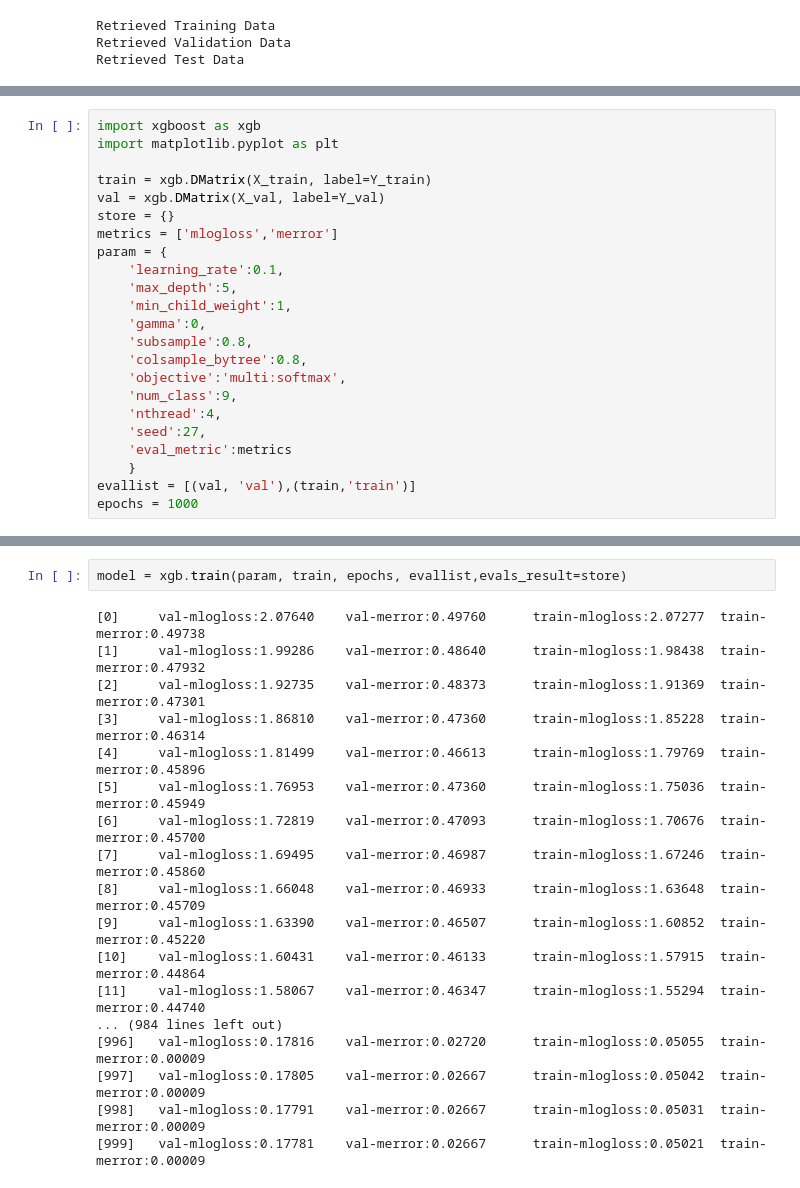
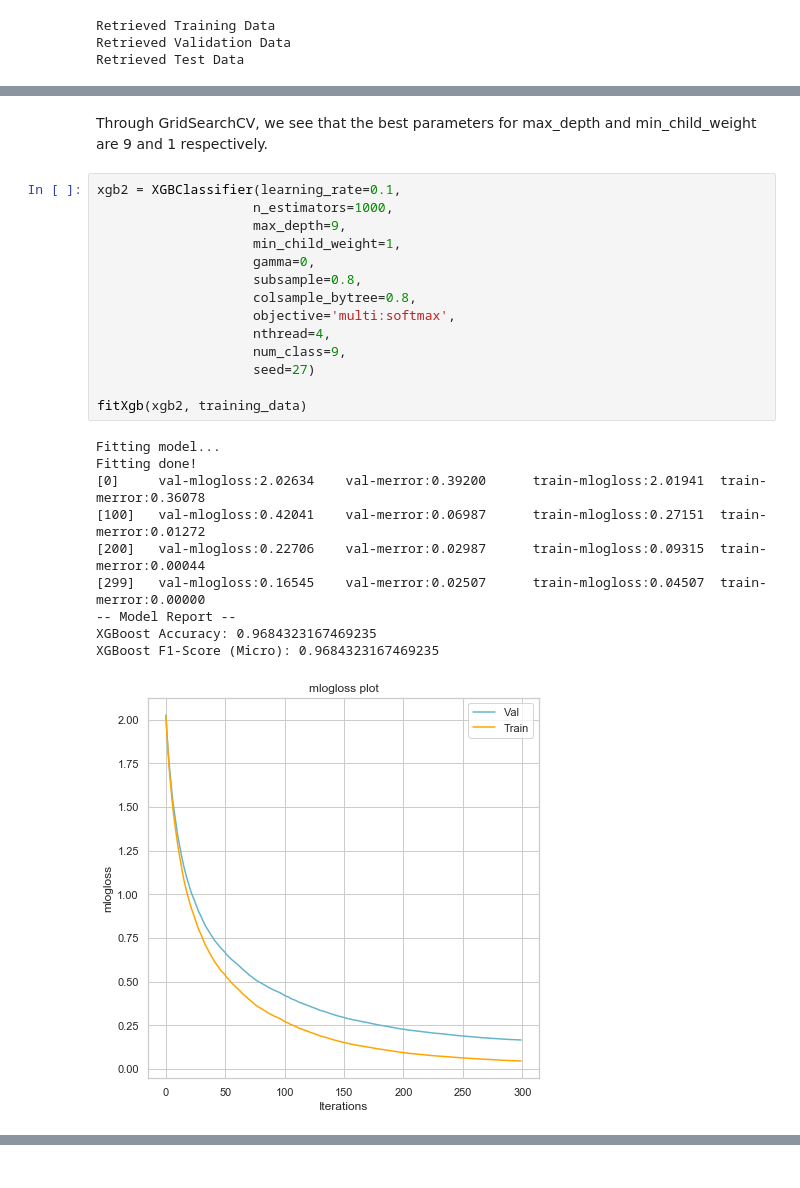
Before and after one commit to ernestng11/touchpoint-prediction, a Jupyter notebook: model-building.ipynb, the cells around one changed output, grey strips where cells are left out. Drawn from its saved outputs; the diff is of its cells as text.

```diff
--- a/model-building.ipynb
+++ b/model-building.ipynb
@@ -344,23 +425,27 @@ print(f1_score(xgb1.predict(X_test),Y_test,average='micro'))
+# %% [markdown]
+Through GridSearchCV, we see that the best parameters for max_depth and min_child_weight are 9 and 1 respectively.
 # %%
-import xgboost as xgb
-import matplotlib.pyplot as plt
+xgb2 = XGBClassifier(learning_rate=0.1,
+                    n_estimators=1000,
+                    max_depth=9,
+                    min_child_weight=1,
+                    gamma=0,
+                    subsample=0.8,
+                    colsample_bytree=0.8,
+                    objective='multi:softmax',
+                    nthread=4,
+                    num_class=9,
+                    seed=27)
 
-train = xgb.DMatrix(X_train, label=Y_train)
-val = xgb.DMatrix(X_val, label=Y_val)
-store = {}
-metrics = ['mlogloss','merror']
-param = {
-    'learning_rate':0.1,
-    'max_depth':5,
-    'min_child_weight':1,
-    'gamma':0,
-    'subsample':0.8,
-    'colsample_bytree':0.8,
-    'objective':'multi:softmax',
-    'num_class':9,
-    'nthread':4,
-    'seed':27,
-    'eval_metric':metrics
-    }
-evallist = [(val, 'val'),(train,'train')]
-epochs = 1000
+fitXgb(xgb2, training_data)
+# %% [output]
+Fitting model...
+Fitting done!
+[0]     val-mlogloss:2.02634    val-merror:0.39200      train-mlogloss:2.01941  train-merror:0.36078
+[100]   val-mlogloss:0.42041    val-merror:0.06987      train-mlogloss:0.27151  train-merror:0.01272
+[200]   val-mlogloss:0.22706    val-merror:0.02987      train-mlogloss:0.09315  train-merror:0.00044
+[299]   val-mlogloss:0.16545    val-merror:0.02507      train-mlogloss:0.04507  train-merror:0.00000
+-- Model Report --
+XGBoost Accuracy: 0.9684323167469235
+XGBoost F1-Score (Micro): 0.9684323167469235
+[figure, added]
@@ -367,20 +453,0 @@ epochs = 1000
-# %%
-model = xgb.train(param, train, epochs, evallist,evals_result=store)
-# %% [output]
-[0]     val-mlogloss:2.07640    val-merror:0.49760      train-mlogloss:2.07277  train-merror:0.49738
-[1]     val-mlogloss:1.99286    val-merror:0.48640      train-mlogloss:1.98438  train-merror:0.47932
-[2]     val-mlogloss:1.92735    val-merror:0.48373      train-mlogloss:1.91369  train-merror:0.47301
-[3]     val-mlogloss:1.86810    val-merror:0.47360      train-mlogloss:1.85228  train-merror:0.46314
-[4]     val-mlogloss:1.81499    val-merror:0.46613      train-mlogloss:1.79769  train-merror:0.45896
-[5]     val-mlogloss:1.76953    val-merror:0.47360      train-mlogloss:1.75036  train-merror:0.45949
-[6]     val-mlogloss:1.72819    val-merror:0.47093      train-mlogloss:1.70676  train-merror:0.45700
-[7]     val-mlogloss:1.69495    val-merror:0.46987      train-mlogloss:1.67246  train-merror:0.45860
-[8]     val-mlogloss:1.66048    val-merror:0.46933      train-mlogloss:1.63648  train-merror:0.45709
-[9]     val-mlogloss:1.63390    val-merror:0.46507      train-mlogloss:1.60852  train-merror:0.45220
-[10]    val-mlogloss:1.60431    val-merror:0.46133      train-mlogloss:1.57915  train-merror:0.44864
-[11]    val-mlogloss:1.58067    val-merror:0.46347      train-mlogloss:1.55294  train-merror:0.44740
-... (984 lines left out)
-[996]   val-mlogloss:0.17816    val-merror:0.02720      train-mlogloss:0.05055  train-merror:0.00009
-[997]   val-mlogloss:0.17805    val-merror:0.02667      train-mlogloss:0.05042  train-merror:0.00009
-[998]   val-mlogloss:0.17791    val-merror:0.02667      train-mlogloss:0.05031  train-merror:0.00009
-[999]   val-mlogloss:0.17781    val-merror:0.02667      train-mlogloss:0.05021  train-merror:0.00009
```
Also changed, not shown: parts of 28 cells of this notebook, 5 other files.
